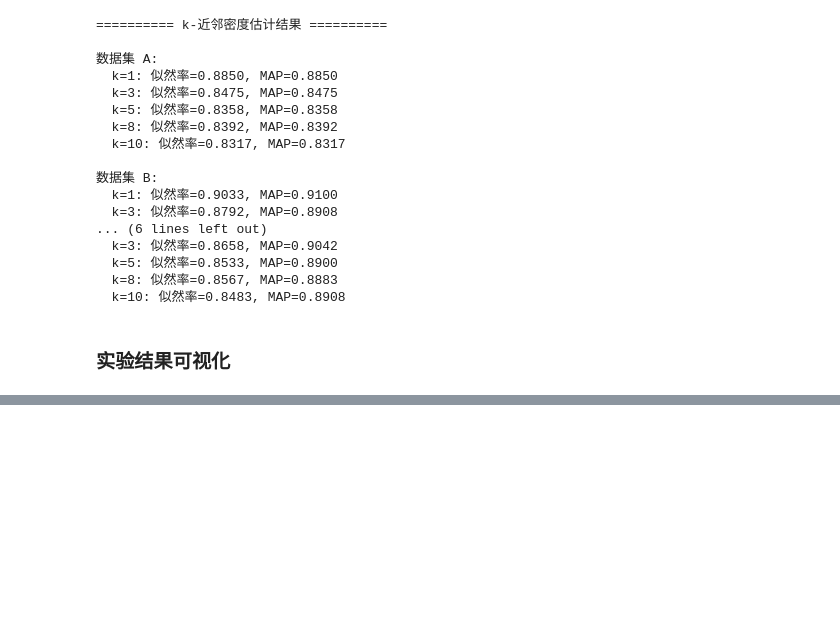
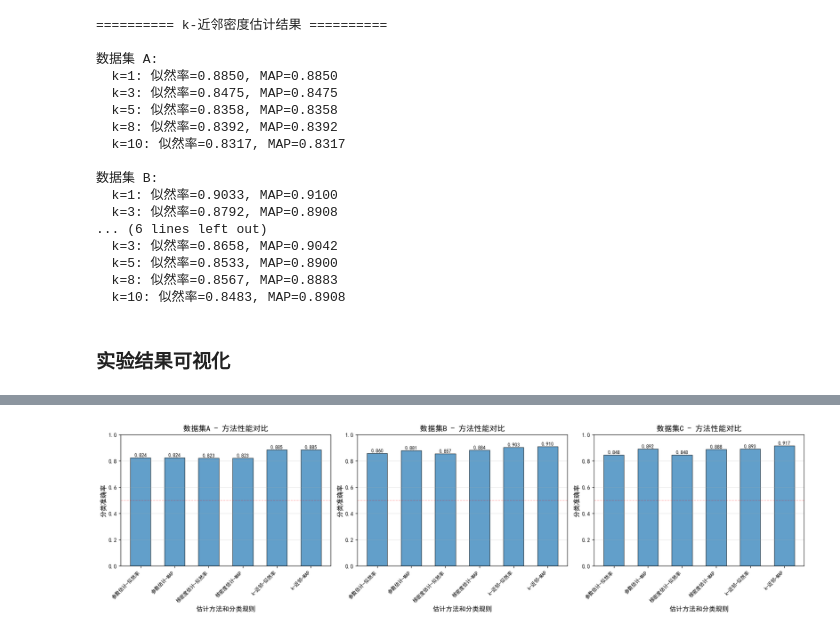
Before and after one commit to sjq0098/Machine_Learning, a Jupyter notebook: lab3/Parameter_Estimation.ipynb, the cells around one changed output, grey strips where cells are left out. Saved outputs shown, nothing was run; the diff lists cells and outputs as text; code cells hidden in the pictures; blank space fills up the shorter version.

```diff
--- a/lab3/Parameter_Estimation.ipynb
+++ b/lab3/Parameter_Estimation.ipynb
@@ -489,0 +707,83 @@ for name, X, y, priors_true in datasets:
+# %%
+# 4. 三种估计方法在三个数据集上的最终性能对比
+print("\n========== 绘制最终性能对比图 ==========")
+
+# 收集所有方法的结果
+methods_results = {}
+for name, X, y, priors_true in datasets:
+    methods_results[name] = {}
+
+    # 参数估计方法
+    means_est, covs_est, priors_est = estimate_parameters(X, y, n_classes)
+    y_pred_lr_param = likelihood_ratio_classifier(X, means_est, covs_est)
+    y_pred_map_param = map_classifier(X, means_est, covs_est, priors_est)
+    methods_results[name]['参数估计-似然率'] = np.mean(y_pred_lr_param == y)
+    methods_results[name]['参数估计-MAP'] = np.mean(y_pred_map_param == y)
+
+    # 核密度估计方法（使用最优h）
+    mean_acc_lr, mean_acc_map = cross_validate_kde(
+        X, y, n_classes, h_values, priors_est, n_folds=5
+    )
+    best_h_lr = max(mean_acc_lr, key=mean_acc_lr.get)
+    best_h_map = max(mean_acc_map, key=mean_acc_map.get)
+    y_pred_lr_kde = kde_classifier_likelihood(X, X, y, n_classes, best_h_lr)
+    y_pred_map_kde = kde_classifier_map(X, X, y, n_classes, best_h_map, priors_est)
+    methods_results[name]['核密度估计-似然率'] = np.mean(y_pred_lr_kde == y)
+    methods_results[name]['核密度估计-MAP'] = np.mean(y_pred_map_kde == y)
+
+    # k-近邻方法（使用最优k）
+    best_k_lr = 1
+    best_k_map = 1
+    best_acc_lr = 0
+    best_acc_map = 0
+    for k in k_values:
+        y_pred_lr_knn = knn_classifier_likelihood(X, X, y, n_classes, k)
+        acc_lr = np.mean(y_pred_lr_knn == y)
+        if acc_lr > best_acc_lr:
+            best_acc_lr = acc_lr
+            best_k_lr = k
+
+        y_pred_map_knn = knn_classifier_map(X, X, y, n_classes, k, priors_est)
+        acc_map = np.mean(y_pred_map_knn == y)
+        if acc_map > best_acc_map:
+            best_acc_map = acc_map
+            best_k_map = k
+
+    methods_results[name]['k-近邻-似然率'] = best_acc_lr
+    methods_results[name]['k-近邻-MAP'] = best_acc_map
+
+# 绘制对比图
+fig, axes = plt.subplots(1, 3, figsize=(18, 5))
+method_names = ['参数估计-似然率', '参数估计-MAP',
+                '核密度估计-似然率', '核密度估计-MAP',
+                'k-近邻-似然率', 'k-近邻-MAP']
+
+x_pos = np.arange(len(method_names))
+width = 0.6
+
+for idx, name in enumerate(['A', 'B', 'C']):
+    ax = axes[idx]
+    accuracies = [methods_results[name][method] for method in method_names]
+    bars = ax.bar(x_pos, accuracies, width, alpha=0.7, edgecolor='black', linewidth=1)
+
+    # 为每个柱子添加数值标签
+    for i, (bar, acc) in enumerate(zip(bars, accuracies)):
+        height = bar.get_height()
+        ax.text(bar.get_x() + bar.get_width()/2., height,
+               f'{acc:.3f}', ha='center', va='bottom', fontsize=9)
+
+    ax.set_xlabel('估计方法和分类规则', fontsize=12)
+    ax.set_ylabel('分类准确率', fontsize=12)
+    ax.set_title(f'数据集{name} - 方法性能对比', fontsize=14)
+    ax.set_xticks(x_pos)
+    ax.set_xticklabels(method_names, rotation=45, ha='right', fontsize=9)
+    ax.set_ylim([0, 1.0])
+    ax.grid(True, alpha=0.3, axis='y')
+    ax.axhline(y=0.5, color='r', linestyle='--', alpha=0.3, linewidth=1)
+
+plt.tight_layout()
+plt.savefig('final_comparison.png', dpi=150, bbox_inches='tight')
+plt.show()
+
+print("\n========== 可视化完成！所有图片已保存 ==========")
+# %% [output]
@@ -489,0 +791 @@ for name, X, y, priors_true in datasets:
+[figure, added]
```
Also changed, not shown: parts of 5 cells of this notebook, 3 other files.
